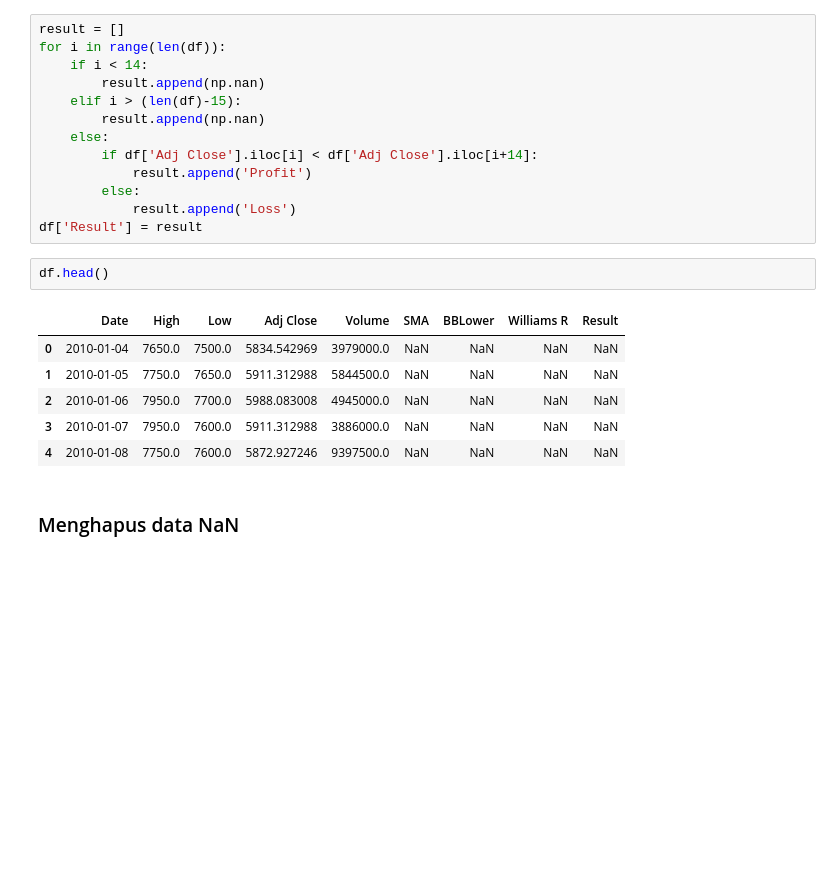
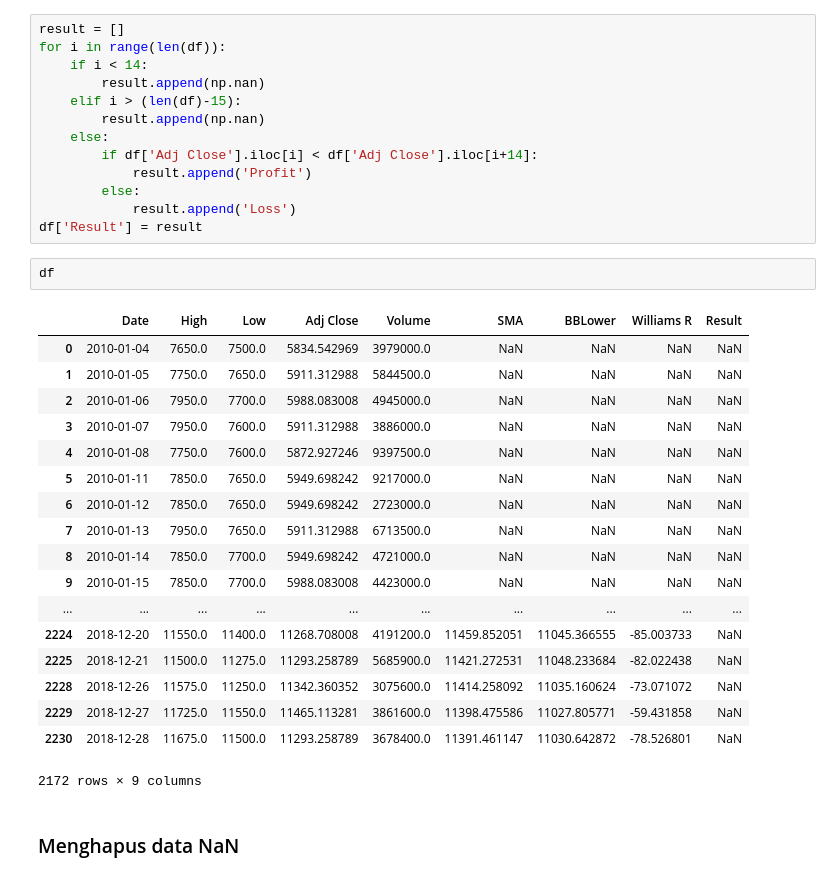
Before and after one commit to lazuardiyusril/StockPredictor, a Jupyter notebook: Final Project Lazuardi Yusril IHza.ipynb, the cells around one changed output. Cells and saved outputs as stored; diff of their text form; blank space fills up the shorter version.

```diff
--- a/Final Project Lazuardi Yusril IHza.ipynb
+++ b/Final Project Lazuardi Yusril IHza.ipynb
@@ -142,14 +140,26 @@ for i in range(len(df)):
             result.append('Loss')
 df['Result'] = result
 # %%
-df.head()
+df
 # %% [output]
 |  | Date | High | Low | Adj Close | Volume | SMA | BBLower | Williams R | Result |
 | 0 | 2010-01-04 | 7650.0 | 7500.0 | 5834.542969 | 3979000.0 | NaN | NaN | NaN | NaN |
 | 1 | 2010-01-05 | 7750.0 | 7650.0 | 5911.312988 | 5844500.0 | NaN | NaN | NaN | NaN |
 | 2 | 2010-01-06 | 7950.0 | 7700.0 | 5988.083008 | 4945000.0 | NaN | NaN | NaN | NaN |
 | 3 | 2010-01-07 | 7950.0 | 7600.0 | 5911.312988 | 3886000.0 | NaN | NaN | NaN | NaN |
 | 4 | 2010-01-08 | 7750.0 | 7600.0 | 5872.927246 | 9397500.0 | NaN | NaN | NaN | NaN |
+| 5 | 2010-01-11 | 7850.0 | 7650.0 | 5949.698242 | 9217000.0 | NaN | NaN | NaN | NaN |
+| 6 | 2010-01-12 | 7850.0 | 7650.0 | 5949.698242 | 2723000.0 | NaN | NaN | NaN | NaN |
+| 7 | 2010-01-13 | 7950.0 | 7650.0 | 5911.312988 | 6713500.0 | NaN | NaN | NaN | NaN |
+| 8 | 2010-01-14 | 7850.0 | 7700.0 | 5949.698242 | 4721000.0 | NaN | NaN | NaN | NaN |
+| 9 | 2010-01-15 | 7850.0 | 7700.0 | 5988.083008 | 4423000.0 | NaN | NaN | NaN | NaN |
+| ... | ... | ... | ... | ... | ... | ... | ... | ... | ... |
+| 2224 | 2018-12-20 | 11550.0 | 11400.0 | 11268.708008 | 4191200.0 | 11459.852051 | 11045.366555 | -85.003733 | NaN |
+| 2225 | 2018-12-21 | 11500.0 | 11275.0 | 11293.258789 | 5685900.0 | 11421.272531 | 11048.233684 | -82.022438 | NaN |
+| 2228 | 2018-12-26 | 11575.0 | 11250.0 | 11342.360352 | 3075600.0 | 11414.258092 | 11035.160624 | -73.071072 | NaN |
+| 2229 | 2018-12-27 | 11725.0 | 11550.0 | 11465.113281 | 3861600.0 | 11398.475586 | 11027.805771 | -59.431858 | NaN |
+| 2230 | 2018-12-28 | 11675.0 | 11500.0 | 11293.258789 | 3678400.0 | 11391.461147 | 11030.642872 | -78.526801 | NaN |
+2172 rows × 9 columns
 # %% [markdown]
 ### Menghapus data NaN
 # %%
```
Also changed, not shown: parts of 39 cells of this notebook.
